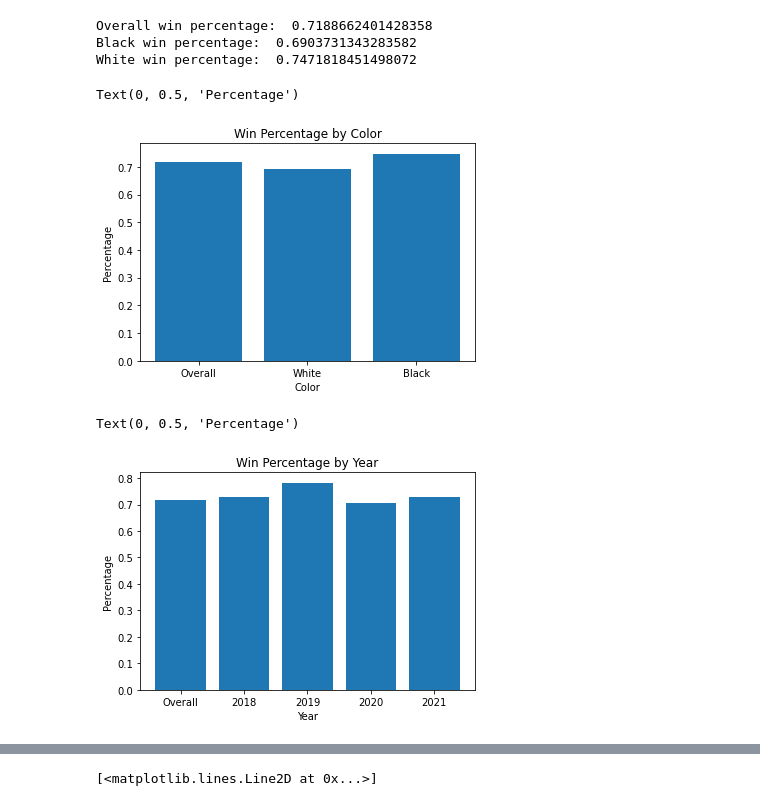
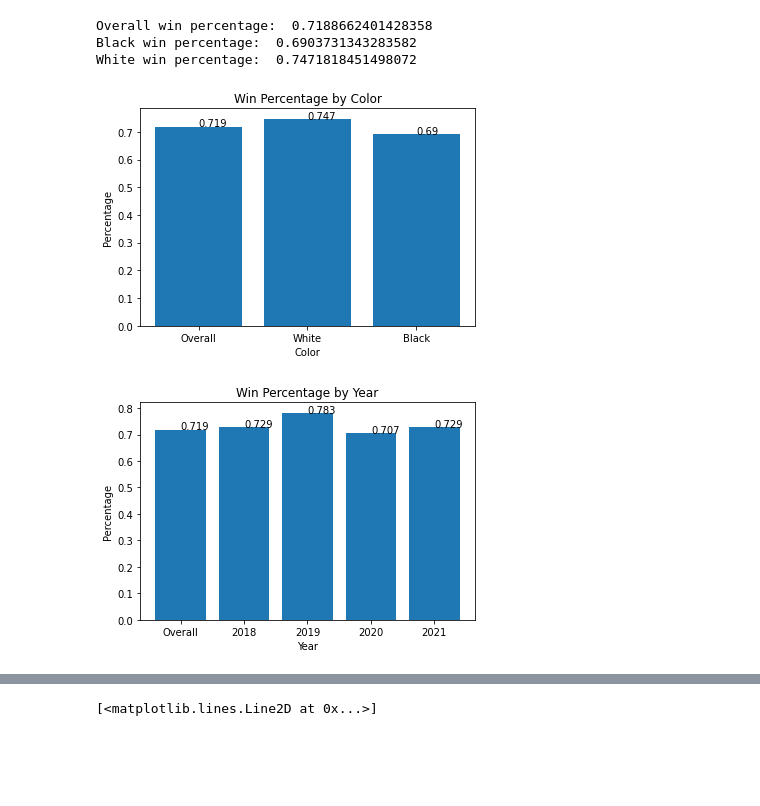
Before and after one commit to dealom/Magnus-Carlsen-Lichess-Games-Dataset-Analysis, a Jupyter notebook: Analysis.ipynb, the cells around one changed output, grey strips where cells are left out. Saved outputs shown, nothing was run; the diff lists cells and outputs as text; code cells hidden in the pictures; blank space fills up the shorter version.

```diff
--- a/Analysis.ipynb
+++ b/Analysis.ipynb
@@ -44,18 +30,28 @@ Overall win percentage:  0.7188662401428358
 Black win percentage:  0.6903731343283582
 White win percentage:  0.7471818451498072
 # %%
-plt.bar(['Overall','White','Black'],[winpercentage(cg.magnus_result.value_counts()),winpercentage(cg[cg.black=='Magnus Carlsen'].magnus_result.value_counts()),winpercentage(cg[cg.white=='Magnus Carlsen'].magnus_result.value_counts())])
+x = ['Overall','White','Black']
+y = [winpercentage(cg.magnus_result.value_counts()),winpercentage(cg[cg.white=='Magnus Carlsen'].magnus_result.value_counts()),winpercentage(cg[cg.black=='Magnus Carlsen'].magnus_result.value_counts())]
+plt.bar(x,y)
 plt.title('Win Percentage by Color')
 plt.xlabel('Color')
 plt.ylabel('Percentage')
+for index, value in enumerate(y):
+    plt.text(index, value,
+             str(round(value,3)))
+plt.show()
 # %% [output]
-Text(0, 0.5, 'Percentage')
-[figure, old version]
+[figure, new version]
 # %%
-plt.bar(['Overall','2018','2019','2020','2021'],[winpercentage(cg.magnus_result.value_counts()),winpercentage(cg[cg.utc_date.str[0:4]=='2018'].magnus_result.value_counts()),winpercentage(cg[cg.utc_date.str[0:4]=='2019'].magnus_result.value_counts()),winpercentage(cg[cg.utc_date.str[0:4]=='2020'].magnus_result.value_counts()),winpercentage(cg[cg.utc_date.str[0:4]=='2021'].magnus_result.value_counts())])
+x = ['Overall','2018','2019','2020','2021']
+y = [winpercentage(cg.magnus_result.value_counts()),winpercentage(cg[cg.utc_date.str[0:4]=='2018'].magnus_result.value_counts()),winpercentage(cg[cg.utc_date.str[0:4]=='2019'].magnus_result.value_counts()),winpercentage(cg[cg.utc_date.str[0:4]=='2020'].magnus_result.value_counts()),winpercentage(cg[cg.utc_date.str[0:4]=='2021'].magnus_result.value_counts())]
+plt.bar(x,y)
 plt.title('Win Percentage by Year')
 plt.xlabel('Year')
 plt.ylabel('Percentage')
+for index, value in enumerate(y):
+    plt.text(index, value,
+             str(round(value,3)))
+plt.show()
 # %% [output]
-Text(0, 0.5, 'Percentage')
-[figure, old version]
+[figure, new version]
```
Also changed, not shown: parts of 10 cells of this notebook.
